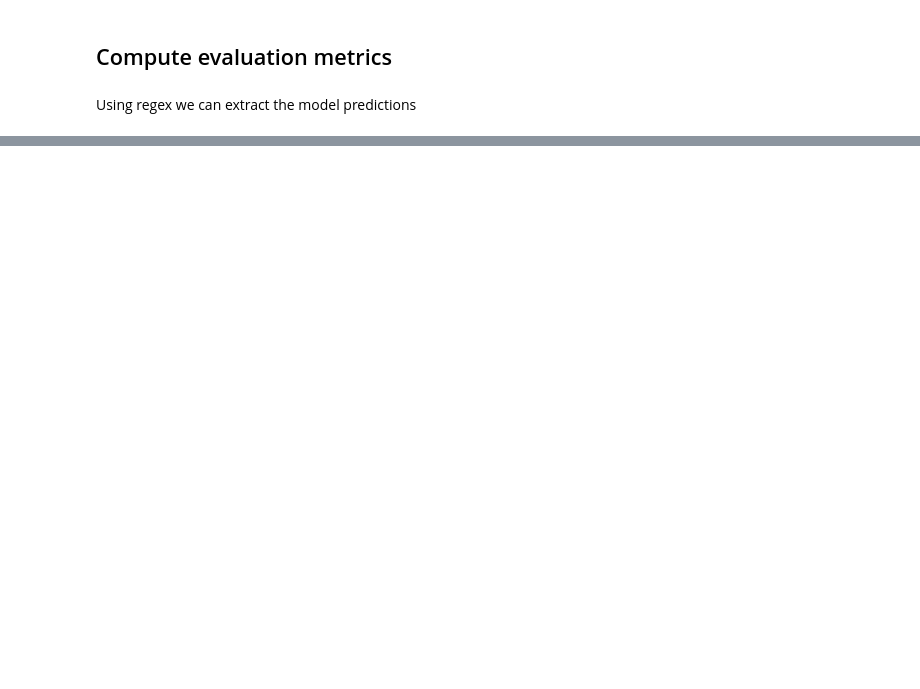
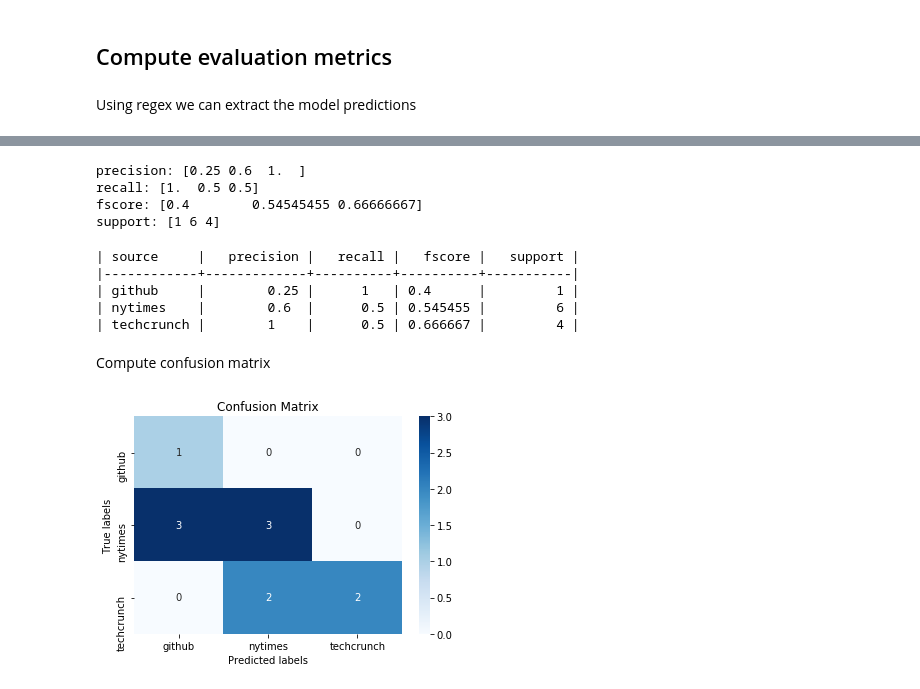
Before and after one commit to GoogleCloudPlatform/ml-design-patterns, a Jupyter notebook: 05_resilience/continuous_eval.ipynb, the cells around one changed output, grey strips where cells are left out. Drawn from its saved outputs; the diff is of its cells as text; code cells hidden in the pictures; blank space fills up the shorter version.

```diff
--- a/05_resilience/continuous_eval.ipynb
+++ b/05_resilience/continuous_eval.ipynb
@@ -485,0 +465,16 @@ FROM
+# %%
+query = '''
+SELECT
+  model,
+  model_version,
+  time,
+  REGEXP_EXTRACT(raw_data, r'.*"text": "(.*)"') AS text,
+  REGEXP_EXTRACT(raw_prediction, r'.*"source": "(.*?)"') AS prediction,
+  REGEXP_EXTRACT(raw_prediction, r'.*"confidence": (0.\d{2}).*') AS confidence,
+  REGEXP_EXTRACT(groundtruth, r'.*"source": "(.*?)"') AS groundtruth,
+FROM
+  `txtcls_eval.swivelv2_eval_job`
+'''
+
+client = bigquery.Client()
+df_results = client.query(query).to_dataframe()
@@ -485,0 +496,3 @@ FROM
+# %%
+prediction = list(df_results.prediction)
+groundtruth = list(df_results.groundtruth)
@@ -485,0 +504,42 @@ FROM
+# %%
+print('precision: {}'.format(precision))
+print('recall: {}'.format(recall))
+print('fscore: {}'.format(fscore))
+print('support: {}'.format(support))
+# %% [output]
+precision: [0.25 0.6  1.  ]
+recall: [1.  0.5 0.5]
+fscore: [0.4        0.54545455 0.66666667]
+support: [1 6 4]
+# %%
+from tabulate import tabulate
+sources = list(CLASSES.keys())
+results = list(zip(sources, precision, recall, fscore, support))
+tabulate(results, headers = ['source', 'precision', 'recall', 'fscore', 'support'],
+         tablefmt='orgtbl')
+# %% [output]
+| source     |   precision |   recall |   fscore |   support |
+|------------+-------------+----------+----------+-----------|
+| github     |        0.25 |      1   | 0.4      |         1 |
+| nytimes    |        0.6  |      0.5 | 0.545455 |         6 |
+| techcrunch |        1    |      0.5 | 0.666667 |         4 |
+# %% [markdown]
+Compute confusion matrix
+# %%
+import seaborn as sns
+import pandas as pd
+import matplotlib.pyplot as plt
+cm = confusion_matrix(groundtruth, prediction, labels=sources)
+
+ax= plt.subplot()
+sns.heatmap(cm, annot=True, ax = ax, cmap="Blues")
+
+# labels, title and ticks
+ax.set_xlabel('Predicted labels')
+ax.set_ylabel('True labels')
+ax.set_title('Confusion Matrix')
+ax.xaxis.set_ticklabels(sources)
+ax.yaxis.set_ticklabels(sources)
+plt.savefig("./txtcls_cm.png")
+# %% [output]
+[figure, added]
```
Also changed, not shown: parts of 35 cells of this notebook.
